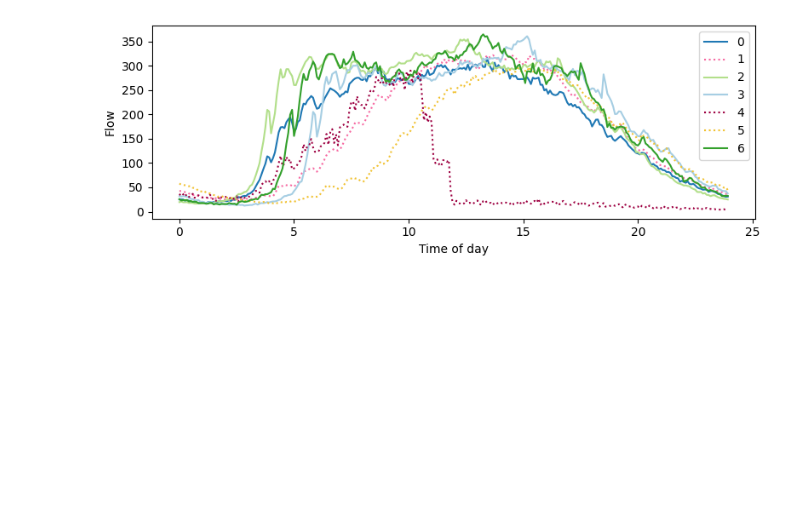
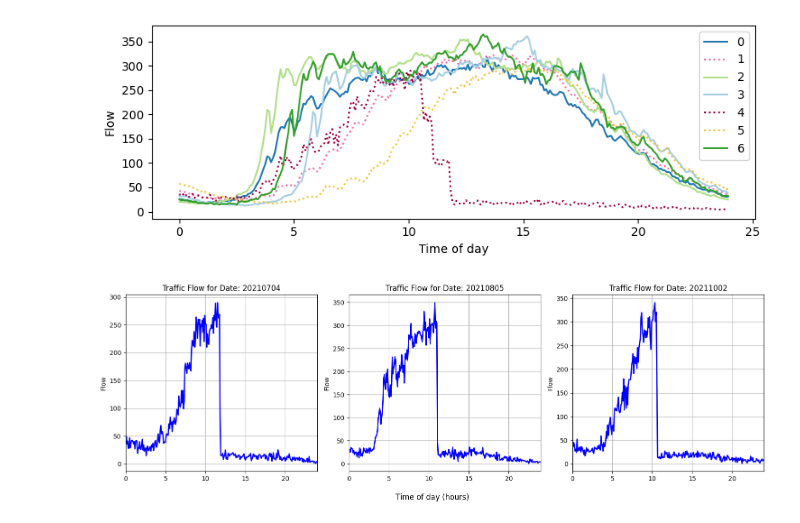
Before and after one commit to jankotschy/Applied-AI-in-Transportation, a Jupyter notebook: Assignment_3.ipynb, the cells around one changed output. Cells and saved outputs as stored; diff of their text form; code cells hidden in the pictures; blank space fills up the shorter version.

```diff
--- a/Assignment_3.ipynb
+++ b/Assignment_3.ipynb
@@ -943,3 +943,29 @@ for i in range(n_clusters_t):
 make_figure_centroids(centroids_xx, centroids_yy_daytypes, color_to_cluster, style_to_cluster, cluster_ids)
 # %% [output]
 [figure]
+# %%
+import matplotlib.pyplot as plt
+import numpy as np
+
+dates_to_plot_str = ['20210704', '20210805', '20211002']
+fig, axs = plt.subplots(1, 3, figsize=(15, 5), sharex=True)
+
+for i, date_to_plot_str in enumerate(dates_to_plot_str):
+
+    matching_dates = np.where(days_not_nans == int(date_to_plot_str))[0]
+
+    day_to_plot_idx = matching_dates[0]
+
+    selected_day_flow = vectorized_day_dataset_no_nans[day_to_plot_idx, :]
+
+    axs[i].plot(x_axis_hours, selected_day_flow, color='blue', linewidth=2)
+    axs[i].set_ylabel('Flow')
+    axs[i].set_title(f'Traffic Flow for Date: {date_to_plot_str}')
+    axs[i].set_xlim(0, 24)
+    axs[i].grid(True)
+fig.supxlabel('Time of day (hours)')
+
+plt.tight_layout()
+plt.show()
+# %% [output]
+[figure, added]
```
